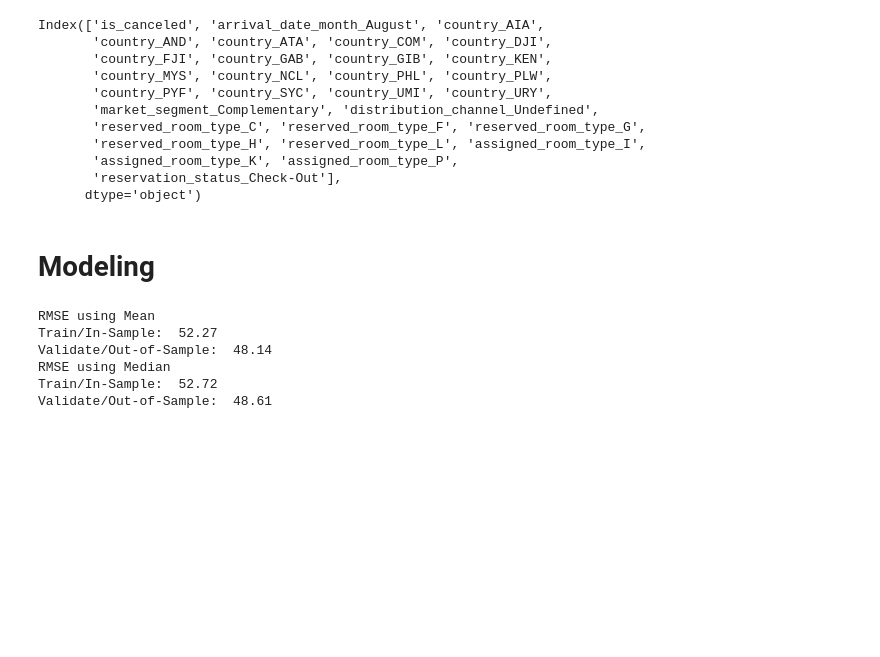
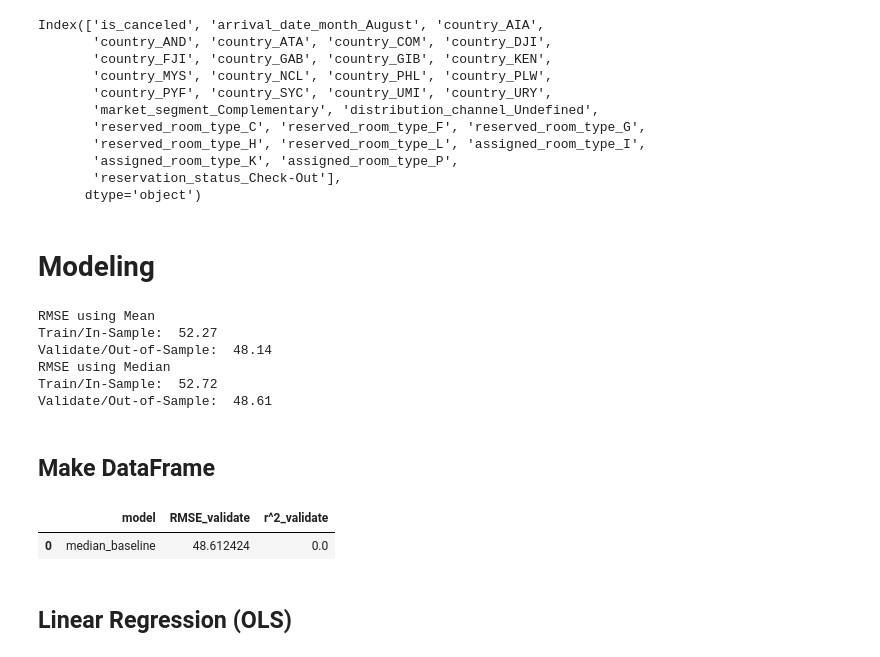
Before and after one commit to malachi-hale/hotel_bookings, a Jupyter notebook: Initial_exploration.ipynb, the cells around one changed output. Saved outputs shown, nothing was run; the diff lists cells and outputs as text; code cells hidden in the pictures; blank space fills up the shorter version.

```diff
--- a/Initial_exploration.ipynb
+++ b/Initial_exploration.ipynb
@@ -678,3 +678,5 @@ Validate/Out-of-Sample:  48.14
 RMSE using Median
 Train/In-Sample:  52.72
 Validate/Out-of-Sample:  48.61
+# %% [markdown]
+## Make DataFrame
@@ -680,0 +685,25 @@ Validate/Out-of-Sample:  48.61
+# %%
+def make_metric_df(y, y_pred, model_name, metric_df):
+    if metric_df.size ==0:
+        metric_df = pd.DataFrame(data=[
+            {
+                'model': model_name,
+                'RMSE_validate': mean_squared_error(
+                    y,
+                    y_pred) ** .5,
+                'r^2_validate': explained_variance_score(
+                    y,
+                    y_pred)
+            }])
+        return metric_df
+    else:
+        return metric_df.append(
+            {
+                'model': model_name,
+                'RMSE_validate': mean_squared_error(
+                    y,
+                    y_pred) ** .5,
+                'r^2_validate': explained_variance_score(
+                    y,
+                    y_pred)
+            }, ignore_index=True)
@@ -680,0 +716,7 @@ Validate/Out-of-Sample:  48.61
+# %%
+metric_df
+# %% [output]
+|  | model | RMSE_validate | r^2_validate |
+| 0 | median_baseline | 48.612424 | 0.0 |
+# %% [markdown]
+## Linear Regression (OLS)
```
Also changed, not shown: parts of 13 cells of this notebook.
